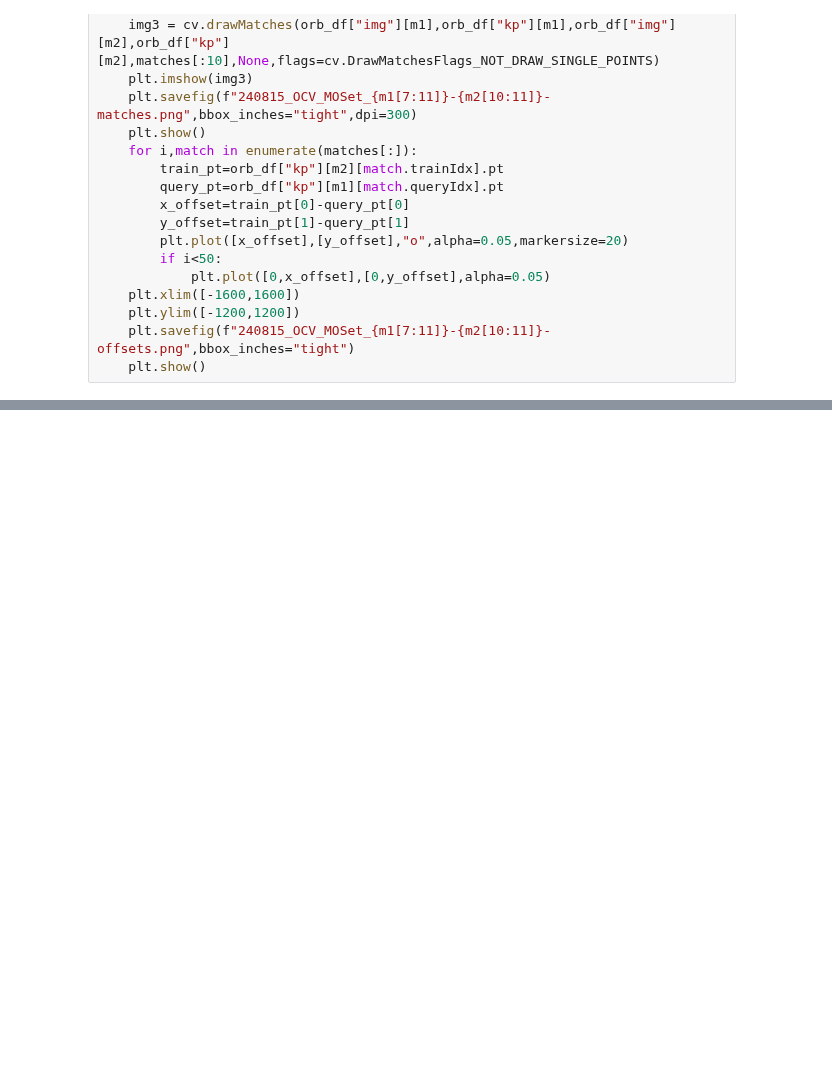
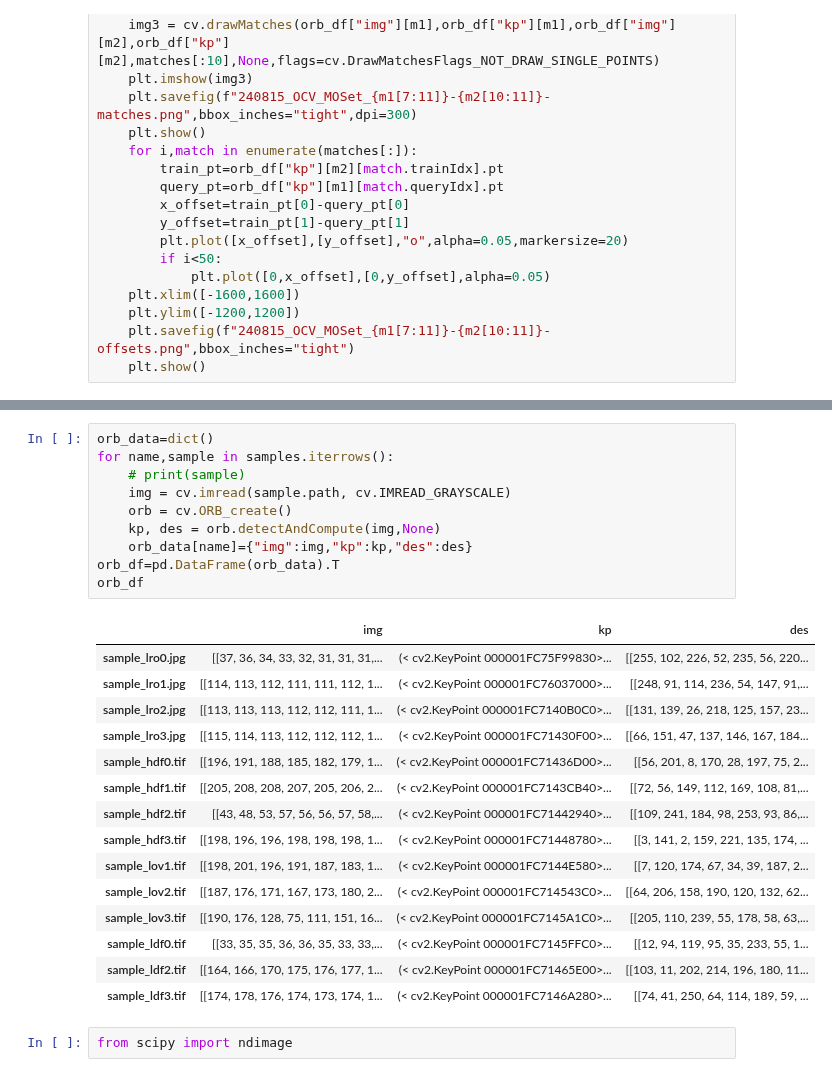
Before and after one commit to jess-garnett/MISalign, a Jupyter notebook: MISalign/alignment/prototype_aligncv.ipynb, the cells around one changed output, grey strips where cells are left out. Drawn from its saved outputs; the diff is of its cells as text; blank space fills up the shorter version.

```diff
--- a/MISalign/alignment/prototype_aligncv.ipynb
+++ b/MISalign/alignment/prototype_aligncv.ipynb
@@ -233,0 +268,28 @@ for m1,m2 in match_combs:
+# %%
+orb_data=dict()
+for name,sample in samples.iterrows():
+    # print(sample)
+    img = cv.imread(sample.path, cv.IMREAD_GRAYSCALE)
+    orb = cv.ORB_create()
+    kp, des = orb.detectAndCompute(img,None)
+    orb_data[name]={"img":img,"kp":kp,"des":des}
+orb_df=pd.DataFrame(orb_data).T
+orb_df
+# %% [output]
+|  | img | kp | des |
+| sample_lro0.jpg | [[37, 36, 34, 33, 32, 31, 31, 31,... | (< cv2.KeyPoint 000001FC75F99830>... | [[255, 102, 226, 52, 235, 56, 220... |
+| sample_lro1.jpg | [[114, 113, 112, 111, 111, 112, 1... | (< cv2.KeyPoint 000001FC76037000>... | [[248, 91, 114, 236, 54, 147, 91,... |
+| sample_lro2.jpg | [[113, 113, 113, 112, 112, 111, 1... | (< cv2.KeyPoint 000001FC7140B0C0>... | [[131, 139, 26, 218, 125, 157, 23... |
+| sample_lro3.jpg | [[115, 114, 113, 112, 112, 112, 1... | (< cv2.KeyPoint 000001FC71430F00>... | [[66, 151, 47, 137, 146, 167, 184... |
+| sample_hdf0.tif | [[196, 191, 188, 185, 182, 179, 1... | (< cv2.KeyPoint 000001FC71436D00>... | [[56, 201, 8, 170, 28, 197, 75, 2... |
+| sample_hdf1.tif | [[205, 208, 208, 207, 205, 206, 2... | (< cv2.KeyPoint 000001FC7143CB40>... | [[72, 56, 149, 112, 169, 108, 81,... |
+| sample_hdf2.tif | [[43, 48, 53, 57, 56, 56, 57, 58,... | (< cv2.KeyPoint 000001FC71442940>... | [[109, 241, 184, 98, 253, 93, 86,... |
+| sample_hdf3.tif | [[198, 196, 196, 198, 198, 198, 1... | (< cv2.KeyPoint 000001FC71448780>... | [[3, 141, 2, 159, 221, 135, 174, ... |
+| sample_lov1.tif | [[198, 201, 196, 191, 187, 183, 1... | (< cv2.KeyPoint 000001FC7144E580>... | [[7, 120, 174, 67, 34, 39, 187, 2... |
+| sample_lov2.tif | [[187, 176, 171, 167, 173, 180, 2... | (< cv2.KeyPoint 000001FC714543C0>... | [[64, 206, 158, 190, 120, 132, 62... |
+| sample_lov3.tif | [[190, 176, 128, 75, 111, 151, 16... | (< cv2.KeyPoint 000001FC7145A1C0>... | [[205, 110, 239, 55, 178, 58, 63,... |
+| sample_ldf0.tif | [[33, 35, 35, 36, 36, 35, 33, 33,... | (< cv2.KeyPoint 000001FC7145FFC0>... | [[12, 94, 119, 95, 35, 233, 55, 1... |
+| sample_ldf2.tif | [[164, 166, 170, 175, 176, 177, 1... | (< cv2.KeyPoint 000001FC71465E00>... | [[103, 11, 202, 214, 196, 180, 11... |
+| sample_ldf3.tif | [[174, 178, 176, 174, 173, 174, 1... | (< cv2.KeyPoint 000001FC7146A280>... | [[74, 41, 250, 64, 114, 189, 59, ... |
+# %%
+from scipy import ndimage
```
Also changed, not shown: parts of 5 cells of this notebook.
